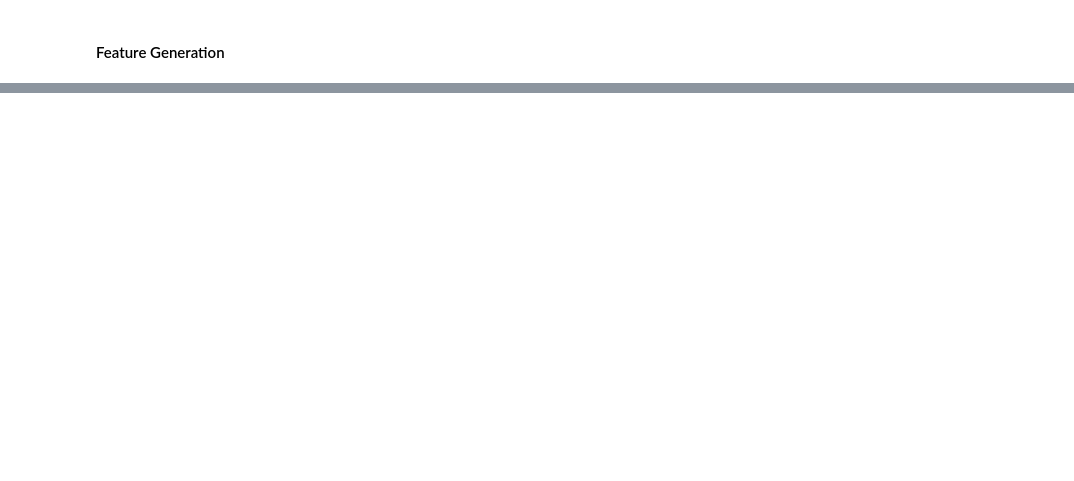
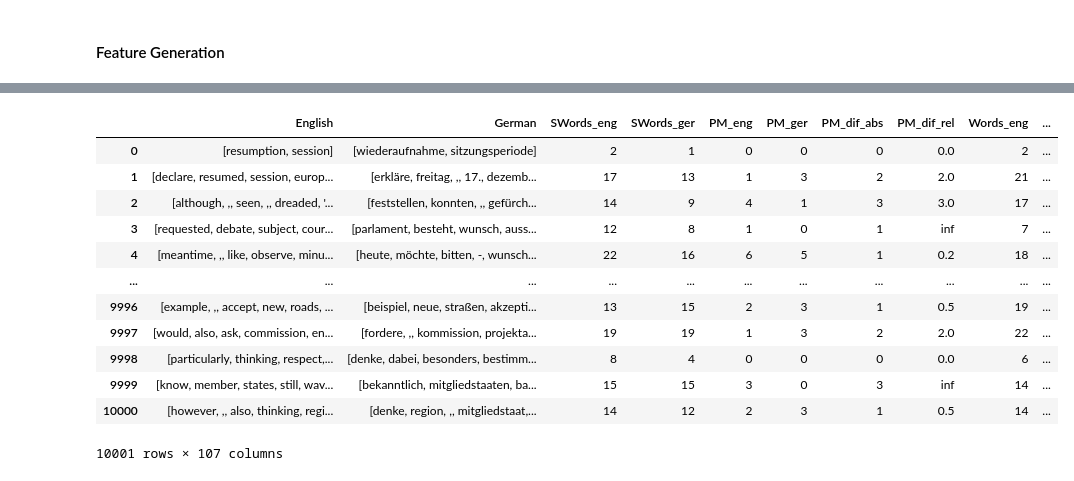
Before and after one commit to J4K08L4N63N84HN/crosslingual-information-retrieval, a Jupyter notebook: notebooks/preprocessingIR.ipynb, the cells around one changed output, grey strips where cells are left out. Saved outputs shown, nothing was run; the diff lists cells and outputs as text; code cells hidden in the pictures; blank space fills up the shorter version.

Commit message:
Feature Generation

```diff
--- a/notebooks/preprocessingIR.ipynb
+++ b/notebooks/preprocessingIR.ipynb
@@ -65,3 +101,11 @@ for mark in punctuation_marks:
+# %%
+#get number of different punctuation marks without the end of sentence point
+list_pm=list(string.punctuation)
+list_pm.remove('.')
+list_pm.append('...')
+for mark in list_pm:
+    df_selected[f'en_{mark}']=df_selected['English'].apply(lambda x: len([word for word in x if word==mark]))
+    df_selected[f'ger_{mark}']=df_selected['German'].apply(lambda x: len([word for word in x if word==mark]))
 # %%
 #get number of characters in words and the average char per word
 df_selected['char_eng']=df_selected['English'].apply(lambda x: len(str([word for word in x if word not in string.punctuation])))
@@ -94,4 +130,2 @@ df_selected['German_pos']=ger_pos
-# %%
-df_selected=pd.read_csv('Feature_Generation.csv')
 # %%
 df_selected
@@ -128 +176,17 @@ df_selected['ger_X']=df_selected['ger_FM']+df_selected['ger_ITJ']+df_selected['g
+# %%
+df_selected
+# %% [output]
+|  | English | German | SWords_eng | SWords_ger | PM_eng | PM_ger | PM_dif_abs | PM_dif_rel | Words_eng | ... |
+| 0 | [resumption, session] | [wiederaufnahme, sitzungsperiode] | 2 | 1 | 0 | 0 | 0 | 0.0 | 2 | ... |
+| 1 | [declare, resumed, session, europ... | [erkläre, freitag, ,, 17., dezemb... | 17 | 13 | 1 | 3 | 2 | 2.0 | 21 | ... |
+| 2 | [although, ,, seen, ,, dreaded, '... | [feststellen, konnten, ,, gefürch... | 14 | 9 | 4 | 1 | 3 | 3.0 | 17 | ... |
+| 3 | [requested, debate, subject, cour... | [parlament, besteht, wunsch, auss... | 12 | 8 | 1 | 0 | 1 | inf | 7 | ... |
+| 4 | [meantime, ,, like, observe, minu... | [heute, möchte, bitten, -, wunsch... | 22 | 16 | 6 | 5 | 1 | 0.2 | 18 | ... |
+| ... | ... | ... | ... | ... | ... | ... | ... | ... | ... | ... |
+| 9996 | [example, ,, accept, new, roads, ... | [beispiel, neue, straßen, akzepti... | 13 | 15 | 2 | 3 | 1 | 0.5 | 19 | ... |
+| 9997 | [would, also, ask, commission, en... | [fordere, ,, kommission, projekta... | 19 | 19 | 1 | 3 | 2 | 2.0 | 22 | ... |
+| 9998 | [particularly, thinking, respect,... | [denke, dabei, besonders, bestimm... | 8 | 4 | 0 | 0 | 0 | 0.0 | 6 | ... |
+| 9999 | [know, member, states, still, wav... | [bekanntlich, mitgliedstaaten, ba... | 15 | 15 | 3 | 0 | 3 | inf | 14 | ... |
+| 10000 | [however, ,, also, thinking, regi... | [denke, region, ,, mitgliedstaat,... | 14 | 12 | 2 | 3 | 1 | 0.5 | 14 | ... |
+10001 rows × 107 columns
 # %%
```
Also changed, not shown: parts of 11 cells of this notebook, 1 other file.
